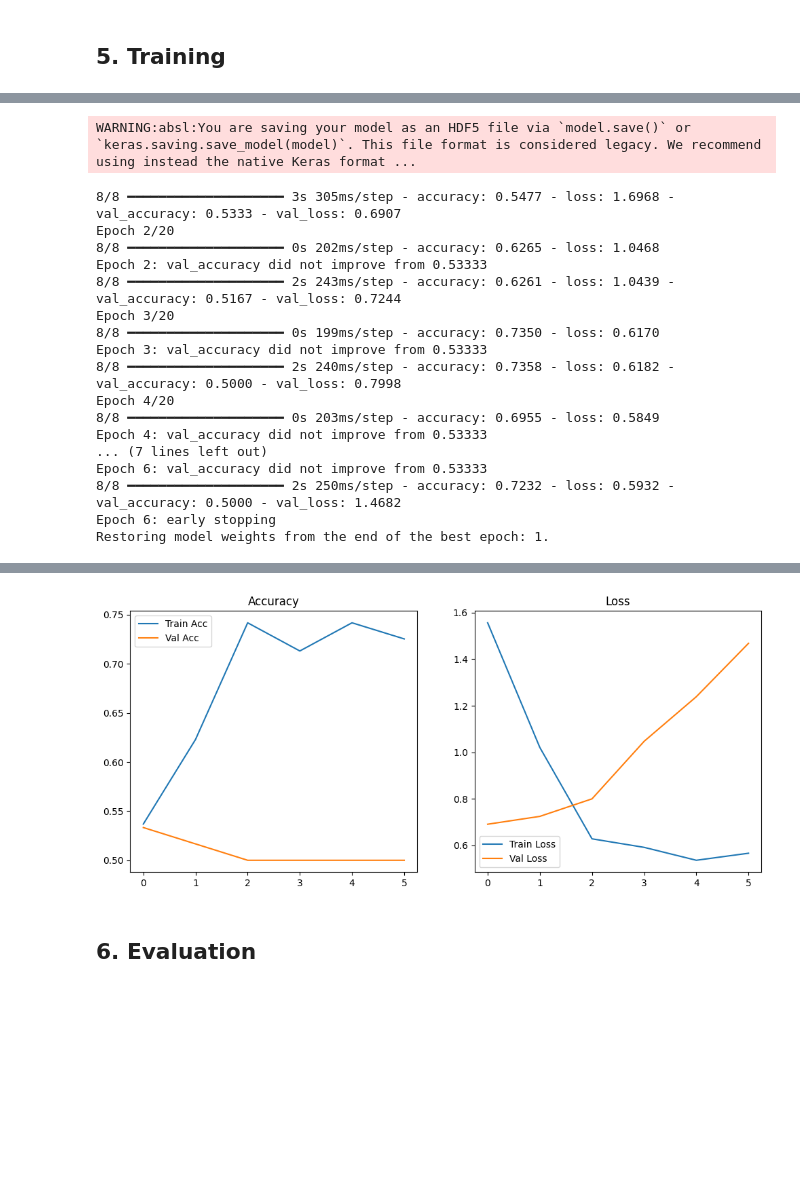
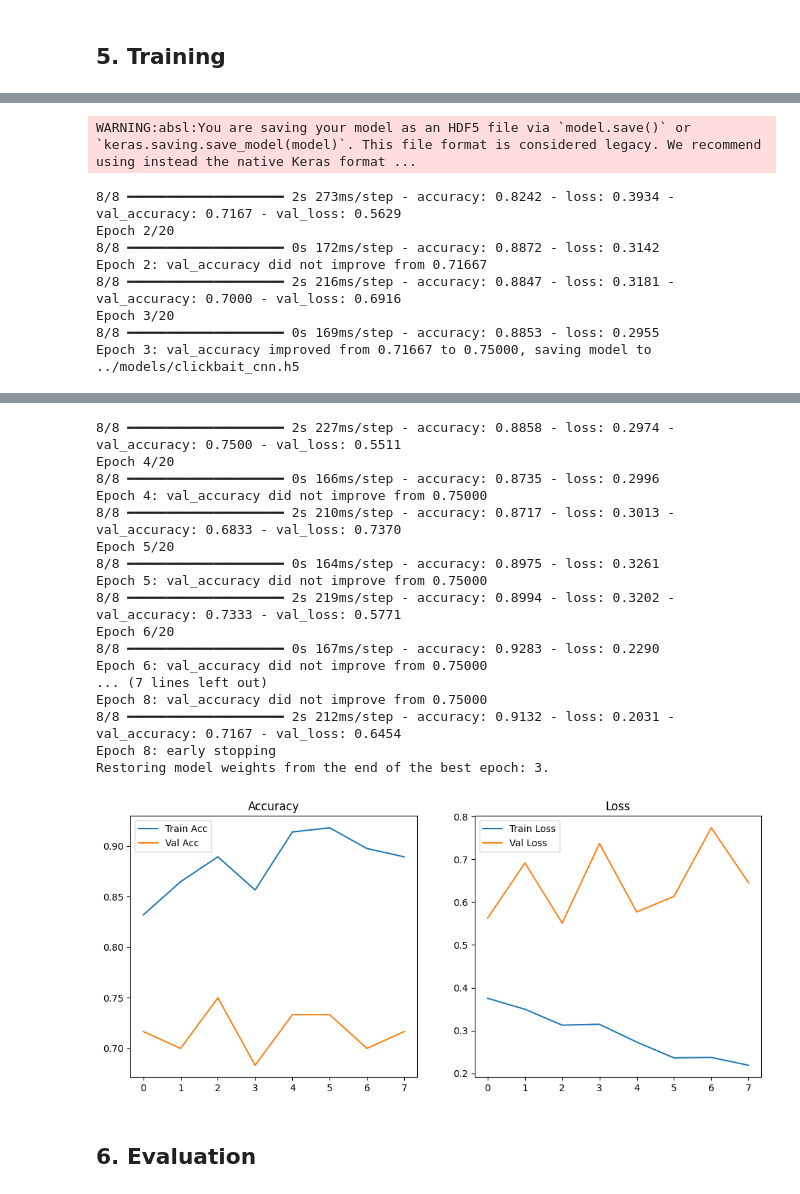
Before and after one commit to dean-daryl/clickbait-image-classifier, a Jupyter notebook: notebook/clickbait_classifier.ipynb, the cells around one changed output, grey strips where cells are left out. Drawn from its saved outputs; the diff is of its cells as text; code cells hidden in the pictures; blank space fills up the shorter version.

```diff
--- a/notebook/clickbait_classifier.ipynb
+++ b/notebook/clickbait_classifier.ipynb
@@ -99,11 +100,11 @@ show_samples(TRAIN_DIR, n=3)
 # Data generators with augmentation for training, only rescaling for test
 train_datagen = ImageDataGenerator(
     rescale=1./255,
-    rotation_range=15,
-    width_shift_range=0.1,
-    height_shift_range=0.1,
-    shear_range=0.1,
-    zoom_range=0.1,
+    rotation_range=20,
+    width_shift_range=0.2,
+    height_shift_range=0.2,
+    shear_range=0.15,
+    zoom_range=0.2,
     horizontal_flip=True,
     fill_mode='nearest'
 )
@@ -207,11 +195,17 @@ EPOCHS = 20
 checkpoint = ModelCheckpoint(MODEL_PATH, save_best_only=True, monitor='val_accuracy', mode='max', verbose=1)
 early_stop = EarlyStopping(monitor='val_accuracy', patience=5, restore_best_weights=True, verbose=1)
 
+class_weights = compute_class_weight(
+    class_weight='balanced',
+    classes=np.unique(train_gen.classes),
+    y=train_gen.classes
+)
 history = model.fit(
     train_gen,
     epochs=EPOCHS,
     validation_data=test_gen,
-    callbacks=[checkpoint, early_stop]
+    callbacks=[checkpoint, early_stop],
+    class_weight=dict(enumerate(class_weights))
 )
 
 # Plot training history
@@ -234,18 +228,9 @@ Epoch 1: val_accuracy improved from -inf to 0.53333, saving model to ../models/c
 WARNING:absl:You are saving your model as an HDF5 file via `model.save()` or `keras.saving.save_model(model)`. This file format is considered legacy. We recommend using instead the native Keras format ...
-8/8 ━━━━━━━━━━━━━━━━━━━━ 3s 305ms/step - accuracy: 0.5477 - loss: 1.6968 - val_accuracy: 0.5333 - val_loss: 0.6907
+8/8 ━━━━━━━━━━━━━━━━━━━━ 2s 273ms/step - accuracy: 0.8242 - loss: 0.3934 - val_accuracy: 0.7167 - val_loss: 0.5629
 Epoch 2/20
-8/8 ━━━━━━━━━━━━━━━━━━━━ 0s 202ms/step - accuracy: 0.6265 - loss: 1.0468
-Epoch 2: val_accuracy did not improve from 0.53333
-8/8 ━━━━━━━━━━━━━━━━━━━━ 2s 243ms/step - accuracy: 0.6261 - loss: 1.0439 - val_accuracy: 0.5167 - val_loss: 0.7244
+8/8 ━━━━━━━━━━━━━━━━━━━━ 0s 172ms/step - accuracy: 0.8872 - loss: 0.3142
+Epoch 2: val_accuracy did not improve from 0.71667
+8/8 ━━━━━━━━━━━━━━━━━━━━ 2s 216ms/step - accuracy: 0.8847 - loss: 0.3181 - val_accuracy: 0.7000 - val_loss: 0.6916
 Epoch 3/20
-8/8 ━━━━━━━━━━━━━━━━━━━━ 0s 199ms/step - accuracy: 0.7350 - loss: 0.6170
-Epoch 3: val_accuracy did not improve from 0.53333
-8/8 ━━━━━━━━━━━━━━━━━━━━ 2s 240ms/step - accuracy: 0.7358 - loss: 0.6182 - val_accuracy: 0.5000 - val_loss: 0.7998
-Epoch 4/20
-8/8 ━━━━━━━━━━━━━━━━━━━━ 0s 203ms/step - accuracy: 0.6955 - loss: 0.5849
-Epoch 4: val_accuracy did not improve from 0.53333
-... (7 lines left out)
-Epoch 6: val_accuracy did not improve from 0.53333
-8/8 ━━━━━━━━━━━━━━━━━━━━ 2s 250ms/step - accuracy: 0.7232 - loss: 0.5932 - val_accuracy: 0.5000 - val_loss: 1.4682
-Epoch 6: early stopping
-Restoring model weights from the end of the best epoch: 1.
+8/8 ━━━━━━━━━━━━━━━━━━━━ 0s 169ms/step - accuracy: 0.8853 - loss: 0.2955
+Epoch 3: val_accuracy improved from 0.71667 to 0.75000, saving model to ../models/clickbait_cnn.h5
@@ -252,4 +238,21 @@ Restoring model weights from the end of the best epoch: 1.
+8/8 ━━━━━━━━━━━━━━━━━━━━ 2s 227ms/step - accuracy: 0.8858 - loss: 0.2974 - val_accuracy: 0.7500 - val_loss: 0.5511
+Epoch 4/20
+8/8 ━━━━━━━━━━━━━━━━━━━━ 0s 166ms/step - accuracy: 0.8735 - loss: 0.2996
+Epoch 4: val_accuracy did not improve from 0.75000
+8/8 ━━━━━━━━━━━━━━━━━━━━ 2s 210ms/step - accuracy: 0.8717 - loss: 0.3013 - val_accuracy: 0.6833 - val_loss: 0.7370
+Epoch 5/20
+8/8 ━━━━━━━━━━━━━━━━━━━━ 0s 164ms/step - accuracy: 0.8975 - loss: 0.3261
+Epoch 5: val_accuracy did not improve from 0.75000
+8/8 ━━━━━━━━━━━━━━━━━━━━ 2s 219ms/step - accuracy: 0.8994 - loss: 0.3202 - val_accuracy: 0.7333 - val_loss: 0.5771
+Epoch 6/20
+8/8 ━━━━━━━━━━━━━━━━━━━━ 0s 167ms/step - accuracy: 0.9283 - loss: 0.2290
+Epoch 6: val_accuracy did not improve from 0.75000
+... (7 lines left out)
+Epoch 8: val_accuracy did not improve from 0.75000
+8/8 ━━━━━━━━━━━━━━━━━━━━ 2s 212ms/step - accuracy: 0.9132 - loss: 0.2031 - val_accuracy: 0.7167 - val_loss: 0.6454
+Epoch 8: early stopping
+Restoring model weights from the end of the best epoch: 3.
-[figure, old version]
+[figure, new version]
 # %% [markdown]
 ## 6. Evaluation <a id='evaluation'></a>
 # %%
```
Also changed, not shown: parts of 7 cells of this notebook, 4 other files.
